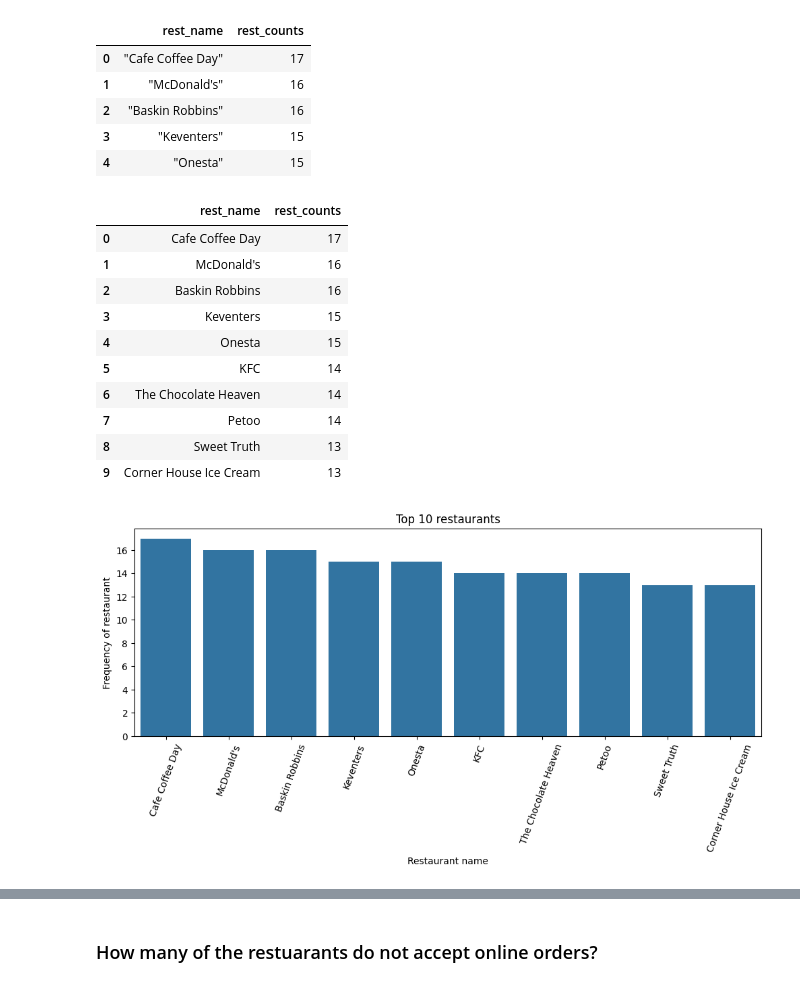
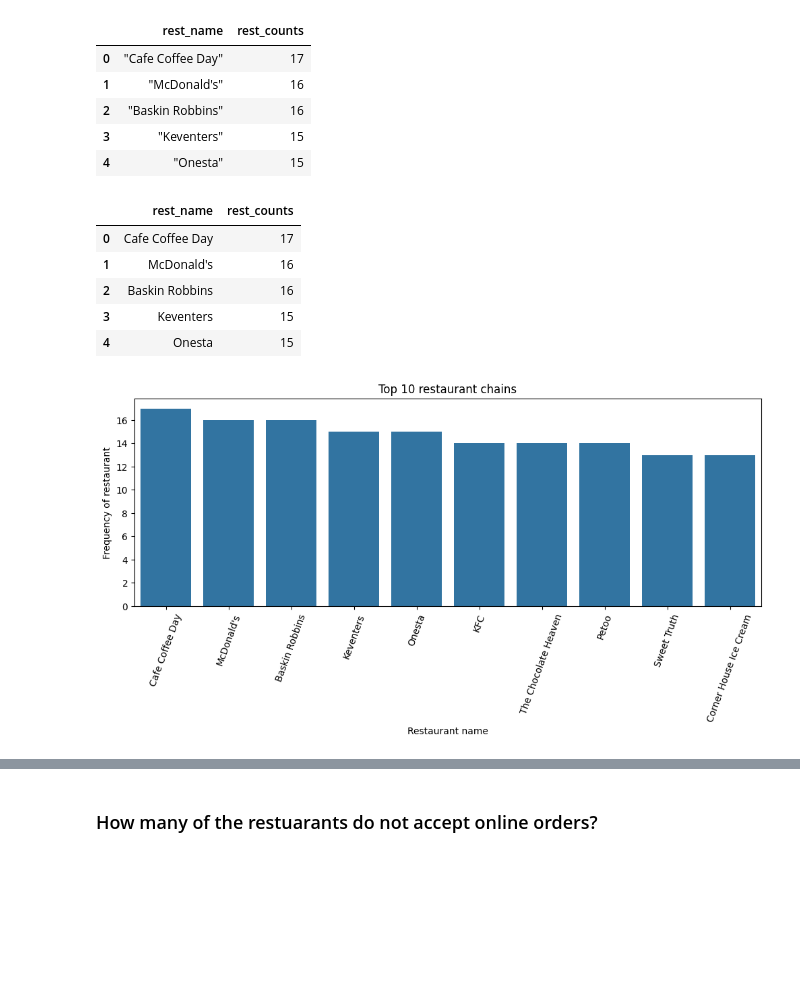
Before and after one commit to Bhuvi128/Bengaluru-Restaurant-Trends-Analysis, a Jupyter notebook: Bengaluru Restaurant Trends Analysis.ipynb, the cells around one changed output, grey strips where cells are left out. Drawn from its saved outputs; the diff is of its cells as text; code cells hidden in the pictures; blank space fills up the shorter version.

```diff
--- a/Bengaluru Restaurant Trends Analysis.ipynb
+++ b/Bengaluru Restaurant Trends Analysis.ipynb
@@ -71,7 +71,7 @@ top_10_rest.head()
 # %%
 # Remove quotes from rest_name column
 top_10_rest['rest_name'] = top_10_rest['rest_name'].str.replace('"', '')
-top_10_rest
+top_10_rest.head()
 # %% [output]
 |  | rest_name | rest_counts |
 | 0 | Cafe Coffee Day | 17 |
@@ -79,19 +79,14 @@ top_10_rest
 | 2 | Baskin Robbins | 16 |
 | 3 | Keventers | 15 |
 | 4 | Onesta | 15 |
-| 5 | KFC | 14 |
-| 6 | The Chocolate Heaven | 14 |
-| 7 | Petoo | 14 |
-| 8 | Sweet Truth | 13 |
-| 9 | Corner House Ice Cream | 13 |
 # %%
-# visualize to 10 restaurants
+# plot top 10 restaurant chains
 plt.figure(figsize=(12,4))
 sns.barplot(data = top_10_rest, x = 'rest_name', y = 'rest_counts')
-plt.title('Top 10 restaurants')
+plt.title('Top 10 restaurant chains')
 plt.xlabel('Restaurant name')
 plt.ylabel('Frequency of restaurant')
 plt.xticks(rotation = 70)
 plt.show()
 # %% [output]
-[figure, old version]
+[figure, new version]
```
Also changed, not shown: parts of 3 cells of this notebook, 7 other files.
